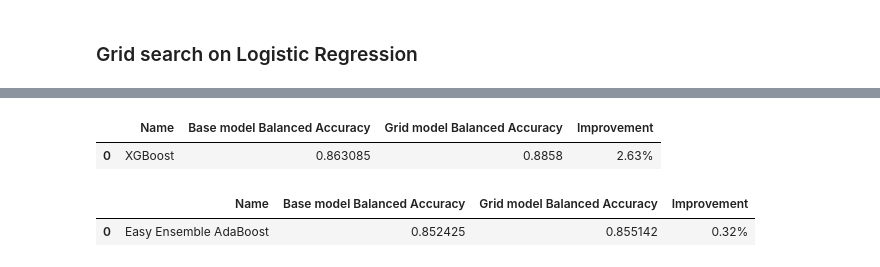
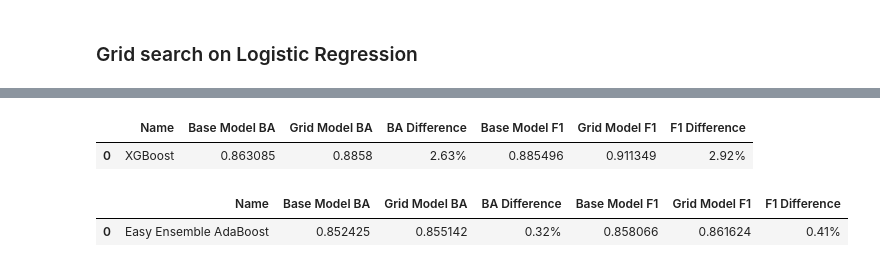
Before and after one commit to jenamis/final-project, a Jupyter notebook: machine_learning/LCMS/ML_testing/Grid search on Logistic Regression_lcms.ipynb, the cells around one changed output, grey strips where cells are left out. Saved outputs shown, nothing was run; the diff lists cells and outputs as text; code cells hidden in the pictures.

```diff
--- a/machine_learning/LCMS/ML_testing/Grid search on Logistic Regression_lcms.ipynb
+++ b/machine_learning/LCMS/ML_testing/Grid search on Logistic Regression_lcms.ipynb
@@ -215,13 +226,13 @@ df_lr
 # %%
-df_lcms_xgb = pd.read_csv('df_lcms_xgb.csv')
+df_lcms_xgb = pd.read_csv('df_lcms_xgb_with_f1.csv')
 df_lcms_xgb
 # %% [output]
-|  | Name | Base model Balanced Accuracy | Grid model Balanced Accuracy | Improvement |
-| 0 | XGBoost | 0.863085 | 0.8858 | 2.63% |
+|  | Name | Base Model BA | Grid Model BA | BA Difference | Base Model F1 | Grid Model F1 | F1 Difference |
+| 0 | XGBoost | 0.863085 | 0.8858 | 2.63% | 0.885496 | 0.911349 | 2.92% |
 # %%
-df_lcms_ee = pd.read_csv('df_lcms_ee.csv')
+df_lcms_ee = pd.read_csv('df_lcms_ee_with_f1.csv')
 df_lcms_ee
 # %% [output]
-|  | Name | Base model Balanced Accuracy | Grid model Balanced Accuracy | Improvement |
-| 0 | Easy Ensemble AdaBoost | 0.852425 | 0.855142 | 0.32% |
+|  | Name | Base Model BA | Grid Model BA | BA Difference | Base Model F1 | Grid Model F1 | F1 Difference |
+| 0 | Easy Ensemble AdaBoost | 0.852425 | 0.855142 | 0.32% | 0.858066 | 0.861624 | 0.41% |
 # %%
```
Also changed, not shown: parts of 8 cells of this notebook, 22 other files.
